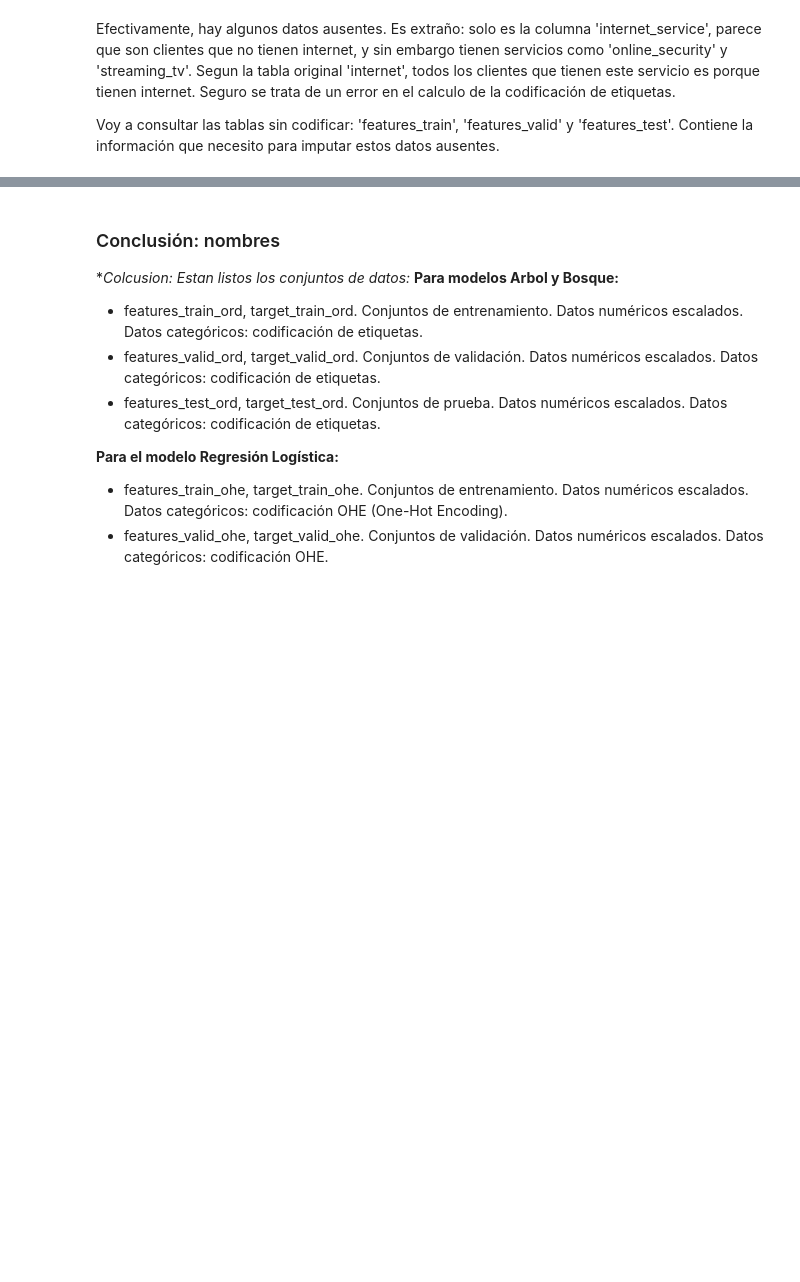
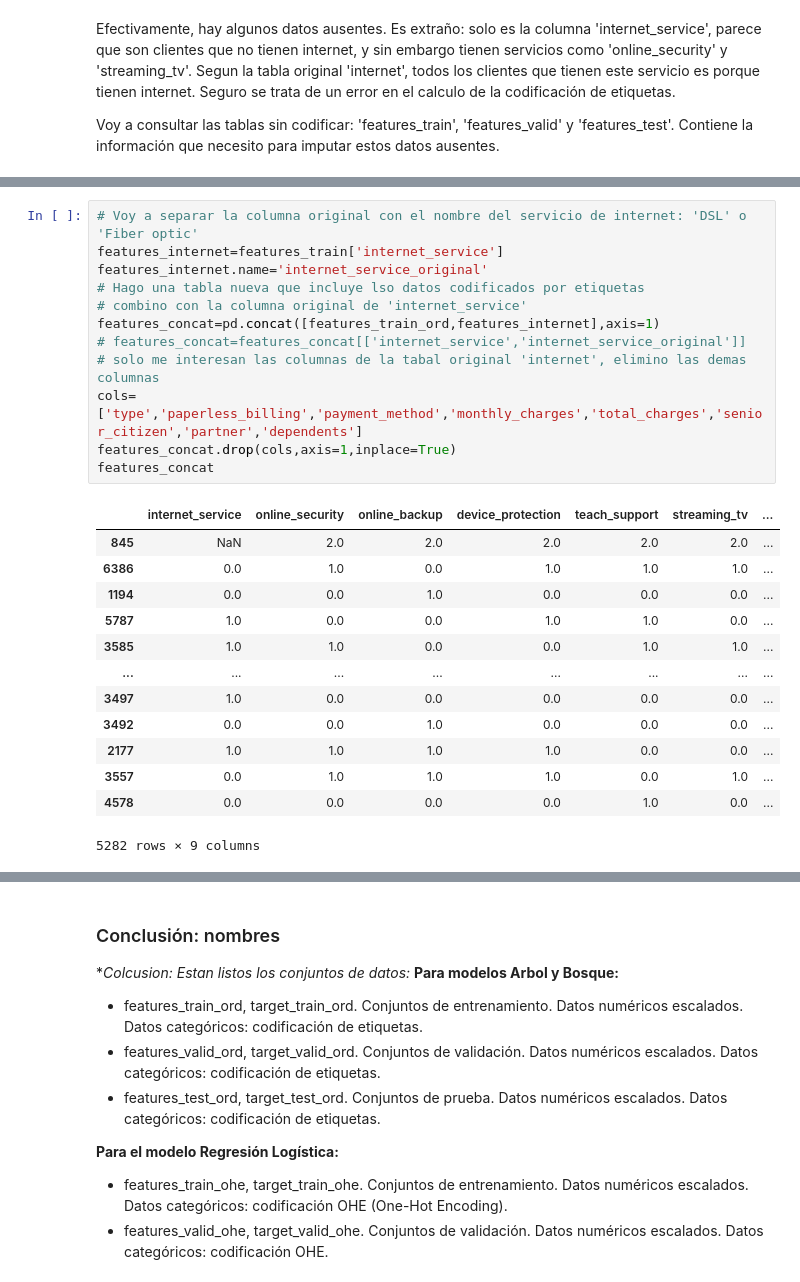
Before and after one commit to GeorginaTL/ProyectoFinalTT, a Jupyter notebook: proyecto_final_s17.ipynb, the cells around one changed output, grey strips where cells are left out. Drawn from its saved outputs; the diff is of its cells as text; blank space fills up the shorter version.

```diff
--- a/proyecto_final_s17.ipynb
+++ b/proyecto_final_s17.ipynb
@@ -1717,0 +1697,26 @@ features_concat.head()
+# %%
+# Voy a separar la columna original con el nombre del servicio de internet: 'DSL' o 'Fiber optic'
+features_internet=features_train['internet_service']
+features_internet.name='internet_service_original'
+# Hago una tabla nueva que incluye lso datos codificados por etiquetas
+# combino con la columna original de 'internet_service'
+features_concat=pd.concat([features_train_ord,features_internet],axis=1)
+# features_concat=features_concat[['internet_service','internet_service_original']]
+# solo me interesan las columnas de la tabal original 'internet', elimino las demas columnas
+cols=['type','paperless_billing','payment_method','monthly_charges','total_charges','senior_citizen','partner','dependents']
+features_concat.drop(cols,axis=1,inplace=True)
+features_concat
+# %% [output]
+|  | internet_service | online_security | online_backup | device_protection | teach_support | streaming_tv | ... |
+| 845 | NaN | 2.0 | 2.0 | 2.0 | 2.0 | 2.0 | ... |
+| 6386 | 0.0 | 1.0 | 0.0 | 1.0 | 1.0 | 1.0 | ... |
+| 1194 | 0.0 | 0.0 | 1.0 | 0.0 | 0.0 | 0.0 | ... |
+| 5787 | 1.0 | 0.0 | 0.0 | 1.0 | 1.0 | 0.0 | ... |
+| 3585 | 1.0 | 1.0 | 0.0 | 0.0 | 1.0 | 1.0 | ... |
+| ... | ... | ... | ... | ... | ... | ... | ... |
+| 3497 | 1.0 | 0.0 | 0.0 | 0.0 | 0.0 | 0.0 | ... |
+| 3492 | 0.0 | 0.0 | 1.0 | 0.0 | 0.0 | 0.0 | ... |
+| 2177 | 1.0 | 1.0 | 1.0 | 1.0 | 0.0 | 0.0 | ... |
+| 3557 | 0.0 | 1.0 | 1.0 | 1.0 | 0.0 | 1.0 | ... |
+| 4578 | 0.0 | 0.0 | 0.0 | 0.0 | 1.0 | 0.0 | ... |
+5282 rows × 9 columns
```
Also changed, not shown: parts of 19 cells of this notebook.
